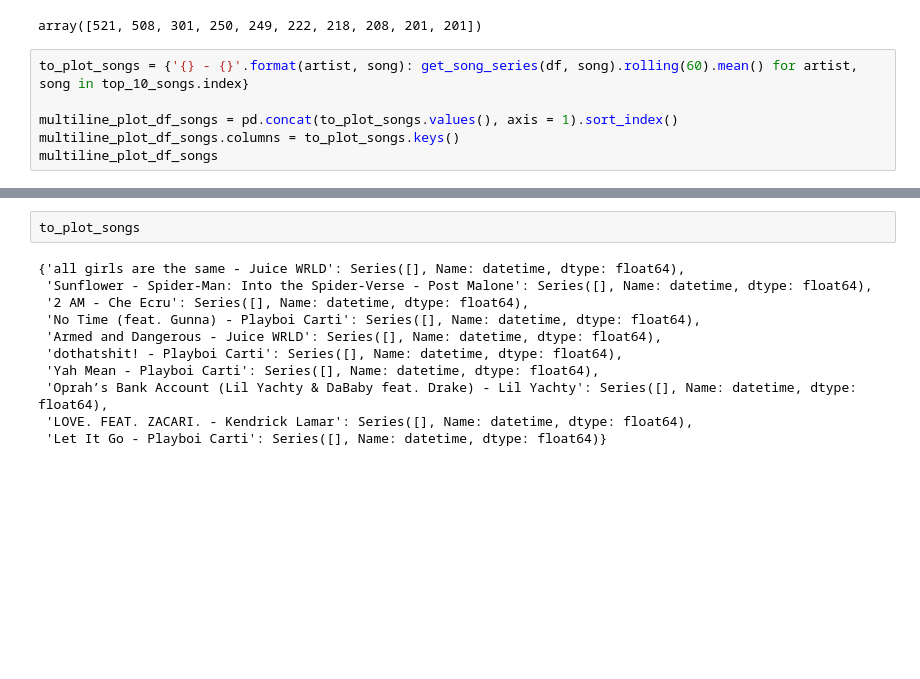
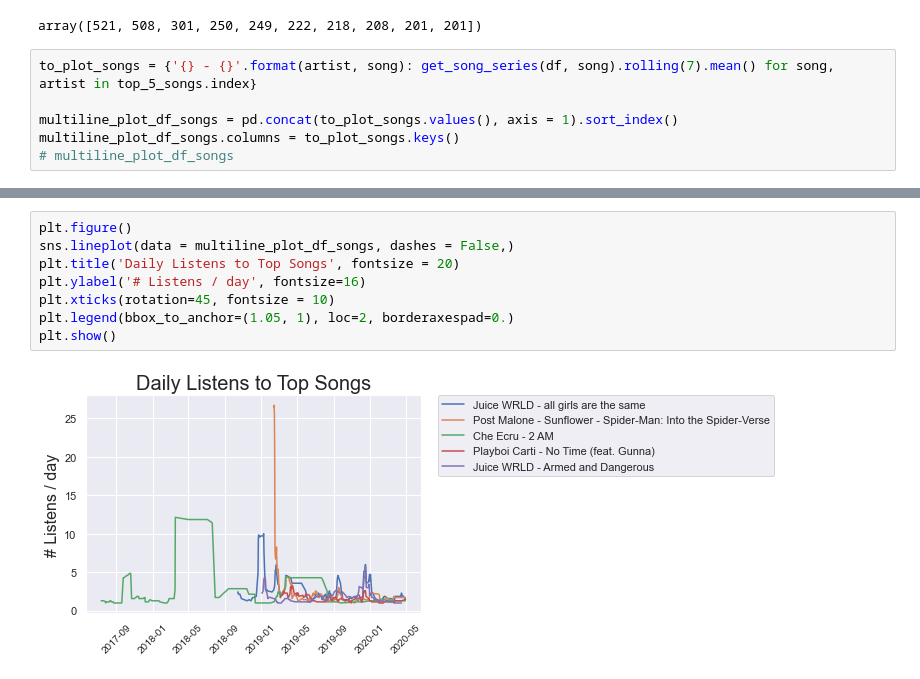
Before and after one commit to LeChase/spotify_hist, a Jupyter notebook: habit_analysis.ipynb, the cells around one changed output, grey strips where cells are left out. Saved outputs shown, nothing was run; the diff lists cells and outputs as text; blank space fills up the shorter version.

```diff
--- a/habit_analysis.ipynb
+++ b/habit_analysis.ipynb
@@ -442,8 +442,8 @@ top_10_songs.values
 # %% [output]
 array([521, 508, 301, 250, 249, 222, 218, 208, 201, 201])
 # %%
-to_plot_songs = {'{} - {}'.format(artist, song): get_song_series(df, song).rolling(60).mean() for artist, song in top_10_songs.index}
+to_plot_songs = {'{} - {}'.format(artist, song): get_song_series(df, song).rolling(7).mean() for song, artist in top_5_songs.index}
 
 multiline_plot_df_songs = pd.concat(to_plot_songs.values(), axis = 1).sort_index()
 multiline_plot_df_songs.columns = to_plot_songs.keys()
-multiline_plot_df_songs
+# multiline_plot_df_songs
@@ -452,13 +450,10 @@ multiline_plot_df_songs
-# %%
-to_plot_songs
-# %% [output]
-{'all girls are the same - Juice WRLD': Series([], Name: datetime, dtype: float64),
- 'Sunflower - Spider-Man: Into the Spider-Verse - Post Malone': Series([], Name: datetime, dtype: float64),
- '2 AM - Che Ecru': Series([], Name: datetime, dtype: float64),
- 'No Time (feat. Gunna) - Playboi Carti': Series([], Name: datetime, dtype: float64),
- 'Armed and Dangerous - Juice WRLD': Series([], Name: datetime, dtype: float64),
- 'dothatshit! - Playboi Carti': Series([], Name: datetime, dtype: float64),
- 'Yah Mean - Playboi Carti': Series([], Name: datetime, dtype: float64),
- 'Oprah’s Bank Account (Lil Yachty & DaBaby feat. Drake) - Lil Yachty': Series([], Name: datetime, dtype: float64),
- 'LOVE. FEAT. ZACARI. - Kendrick Lamar': Series([], Name: datetime, dtype: float64),
- 'Let It Go - Playboi Carti': Series([], Name: datetime, dtype: float64)}
+# %%
+plt.figure()
+sns.lineplot(data = multiline_plot_df_songs, dashes = False,)
+plt.title('Daily Listens to Top Songs', fontsize = 20)
+plt.ylabel('# Listens / day', fontsize=16)
+plt.xticks(rotation=45, fontsize = 10)
+plt.legend(bbox_to_anchor=(1.05, 1), loc=2, borderaxespad=0.)
+plt.show()
+# %% [output]
+[figure, added]
```
Also changed, not shown: parts of 1 cell of this notebook.
